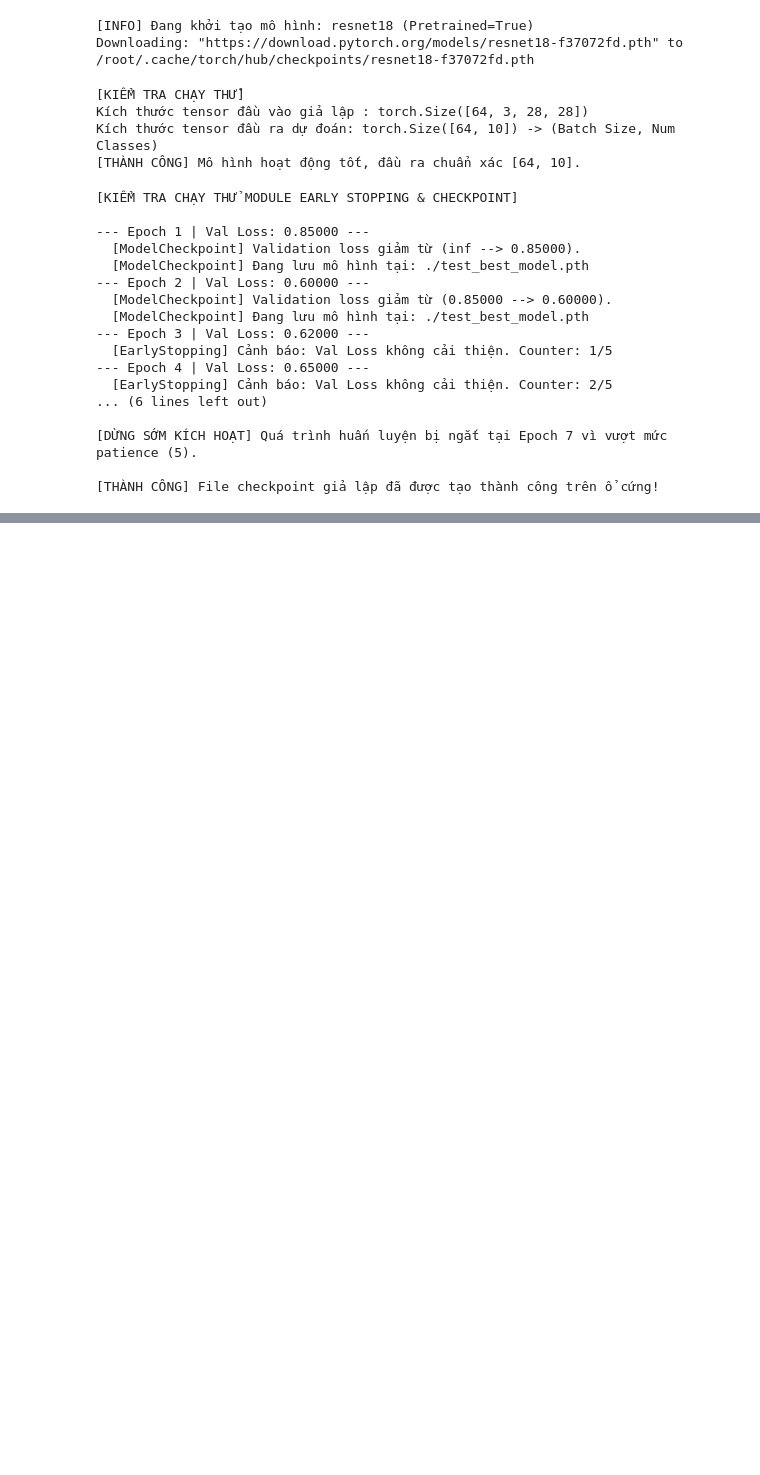
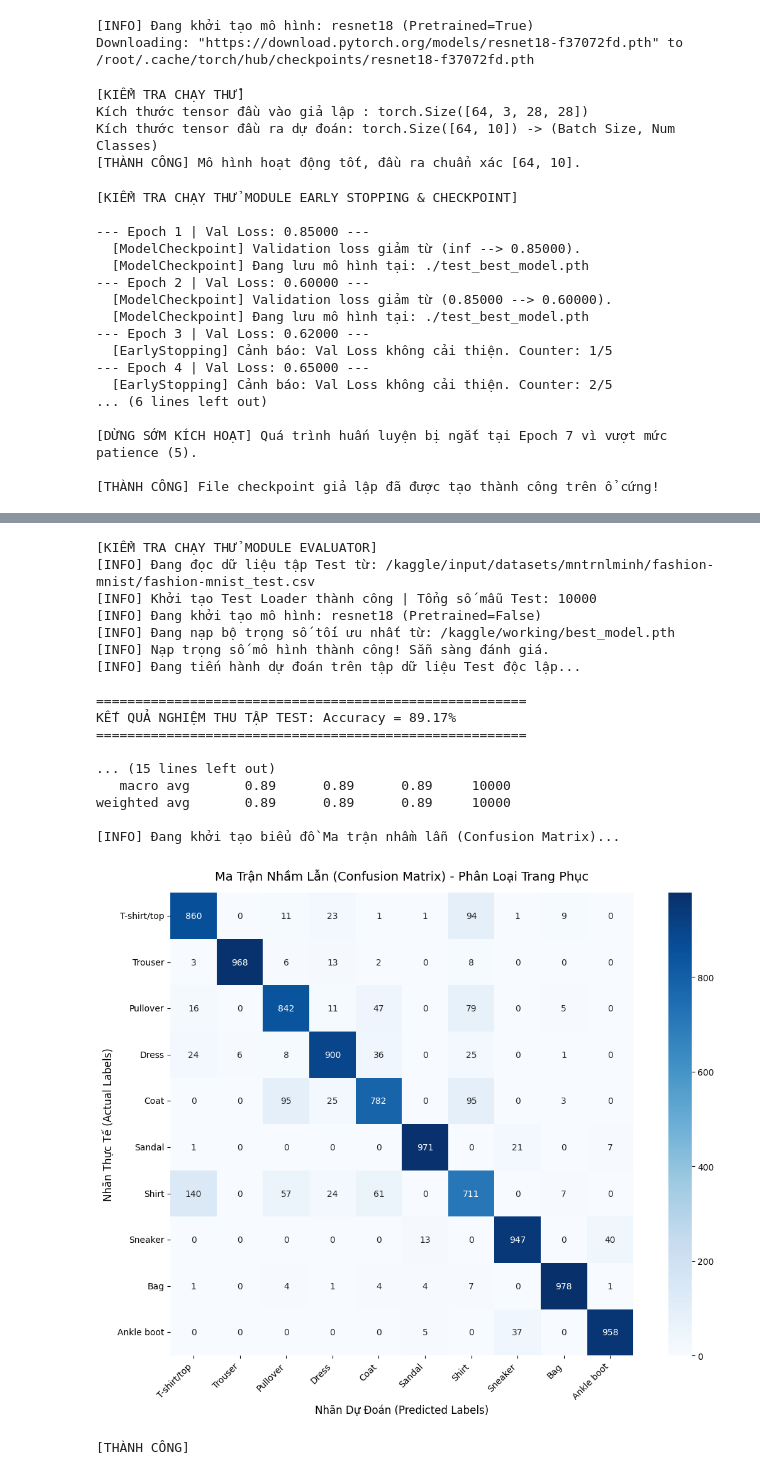
Before and after one commit to Tran-Le-Minh-Man/MachineLearning, a Jupyter notebook: doangiuaky.ipynb, the cells around one changed output, grey strips where cells are left out. Cells and saved outputs as stored; diff of their text form; code cells hidden in the pictures; blank space fills up the shorter version.

Commit message:
Kaggle Notebook | DoAnGiuaKy | Evaluator & Inference Module

```diff
--- a/doangiuaky.ipynb
+++ b/doangiuaky.ipynb
@@ -46,6 +49,11 @@ class Config:
     PATIENCE = 5             # Số epoch kiên nhẫn chờ đợi val_loss giảm
     # Đường dẫn lưu file trọng số tốt nhất trên môi trường Kaggle
     MODEL_SAVE_PATH = "/kaggle/working/best_model.pth"
+
+    CLASS_NAMES = [
+        "T-shirt/top", "Trouser", "Pullover", "Dress", "Coat",
+        "Sandal", "Shirt", "Sneaker", "Bag", "Ankle boot"
+    ]
 # %%
 # MODULE 2: Dataset and Datapipeline
 class FashionMNISTDataset(Dataset):
@@ -489,0 +553,44 @@ Valid - Loss: 0.3142 | Acc: 0.8845
+# %%
+# KHỐI THỰC THI NGHIỆM THU (Sanity Check trên dữ liệu Test thật)
+if __name__ == "__main__":
+    print("[KIỂM TRA CHẠY THỬ MODULE EVALUATOR]")
+    device = torch.device("cuda" if torch.cuda.is_available() else "cpu")
+    cfg = Config()
+
+    print(f"[INFO] Đang đọc dữ liệu tập Test từ: {cfg.TEST_CSV_PATH}")
+    test_df = pd.read_csv(cfg.TEST_CSV_PATH)
+
+    test_dataset = FashionMNISTDataset(test_df)
+    test_loader = DataLoader(test_dataset, batch_size=cfg.BATCH_SIZE, shuffle=False, num_workers=2)
+    print(f"[INFO] Khởi tạo Test Loader thành công | Tổng số mẫu Test: {len(test_dataset)}")
+
+    model = ClothingCNNModel(model_name=cfg.MODEL_NAME, num_classes=cfg.NUM_CLASSES, pretrained=False)
+    evaluator = Evaluator(model=model, test_loader=test_loader, device=device)
+
+    try:
+        evaluator.load_best_model(model_path=cfg.MODEL_SAVE_PATH)
+        y_true, y_pred = evaluator.evaluate()
+        evaluator.plot_confusion_matrix(y_true, y_pred)
+        print("\n[THÀNH CÔNG]")
+    except Exception as e:
+        print(f"\n[LỖI] Quy trình đánh giá thất bại. Chi tiết lỗi: {str(e)}")
+# %% [output]
+[KIỂM TRA CHẠY THỬ MODULE EVALUATOR]
+[INFO] Đang đọc dữ liệu tập Test từ: /kaggle/input/datasets/mntrnlminh/fashion-mnist/fashion-mnist_test.csv
+[INFO] Khởi tạo Test Loader thành công | Tổng số mẫu Test: 10000
+[INFO] Đang khởi tạo mô hình: resnet18 (Pretrained=False)
+[INFO] Đang nạp bộ trọng số tối ưu nhất từ: /kaggle/working/best_model.pth
+[INFO] Nạp trọng số mô hình thành công! Sẵn sàng đánh giá.
+[INFO] Đang tiến hành dự đoán trên tập dữ liệu Test độc lập...
+
+=======================================================
+KẾT QUẢ NGHIỆM THU TẬP TEST: Accuracy = 89.17%
+=======================================================
+
+... (15 lines left out)
+   macro avg       0.89      0.89      0.89     10000
+weighted avg       0.89      0.89      0.89     10000
+
+[INFO] Đang khởi tạo biểu đồ Ma trận nhầm lẫn (Confusion Matrix)...
+[figure, added]
+[THÀNH CÔNG]
```
Also changed, not shown: parts of 3 cells of this notebook.
